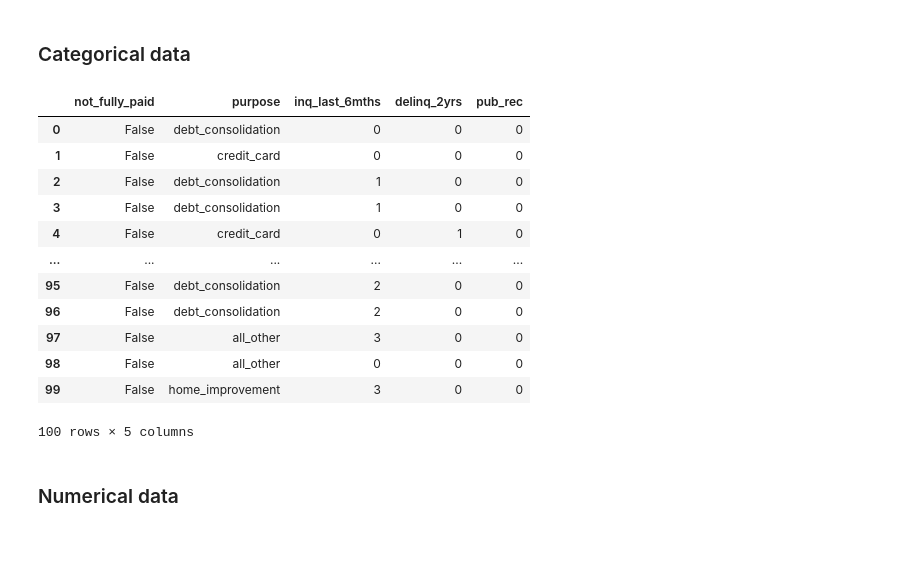
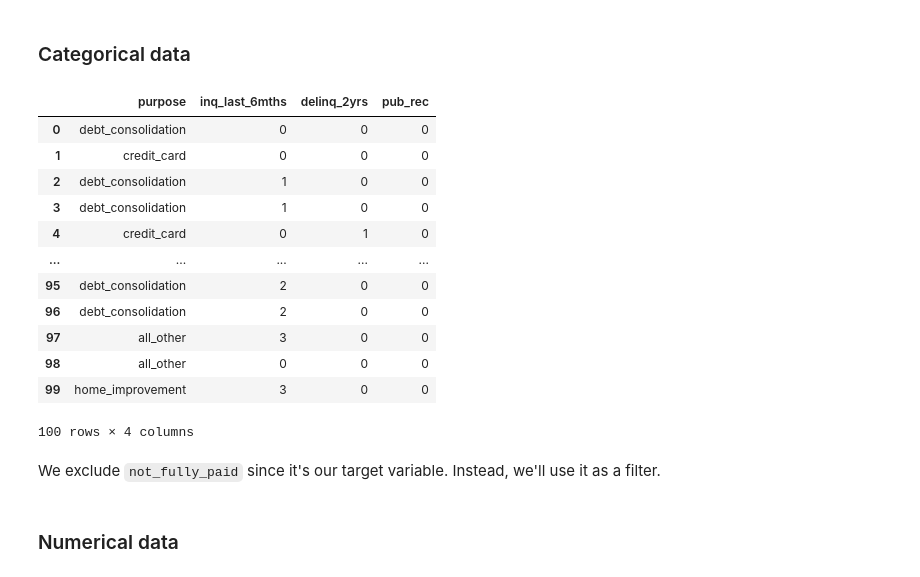
Before and after one commit to krshirkoohi/Loan-Default-Data-Analysis, a Jupyter notebook: LoanDefaultDataAnalysis.ipynb, the cells around one changed output. Drawn from its saved outputs; the diff is of its cells as text; code cells hidden in the pictures; blank space fills up the shorter version.

```diff
--- a/LoanDefaultDataAnalysis.ipynb
+++ b/LoanDefaultDataAnalysis.ipynb
@@ -144,27 +145,28 @@ Unique values: [False  True]
 ### Categorical data
 # %%
 df_cat = pd.DataFrame([
-    df['not_fully_paid'],
     df['purpose'],
     df['inq_last_6mths'].astype("category"),
     df['delinq_2yrs'].astype("category"),
     df['pub_rec'].astype("category")
 ]).T
 df_cat
 # %% [output]
-|  | not_fully_paid | purpose | inq_last_6mths | delinq_2yrs | pub_rec |
-| 0 | False | debt_consolidation | 0 | 0 | 0 |
-| 1 | False | credit_card | 0 | 0 | 0 |
-| 2 | False | debt_consolidation | 1 | 0 | 0 |
-| 3 | False | debt_consolidation | 1 | 0 | 0 |
-| 4 | False | credit_card | 0 | 1 | 0 |
-| ... | ... | ... | ... | ... | ... |
-| 95 | False | debt_consolidation | 2 | 0 | 0 |
-| 96 | False | debt_consolidation | 2 | 0 | 0 |
-| 97 | False | all_other | 3 | 0 | 0 |
-| 98 | False | all_other | 0 | 0 | 0 |
-| 99 | False | home_improvement | 3 | 0 | 0 |
+|  | purpose | inq_last_6mths | delinq_2yrs | pub_rec |
+| 0 | debt_consolidation | 0 | 0 | 0 |
+| 1 | credit_card | 0 | 0 | 0 |
+| 2 | debt_consolidation | 1 | 0 | 0 |
+| 3 | debt_consolidation | 1 | 0 | 0 |
+| 4 | credit_card | 0 | 1 | 0 |
+| ... | ... | ... | ... | ... |
+| 95 | debt_consolidation | 2 | 0 | 0 |
+| 96 | debt_consolidation | 2 | 0 | 0 |
+| 97 | all_other | 3 | 0 | 0 |
+| 98 | all_other | 0 | 0 | 0 |
+| 99 | home_improvement | 3 | 0 | 0 |
-100 rows × 5 columns
+100 rows × 4 columns
+# %% [markdown]
+We exclude `not_fully_paid` since it's our target variable. Instead, we'll use it as a filter.
 # %% [markdown]
 ### Numerical data
 # %%
```
Also changed, not shown: parts of 12 cells of this notebook, 1 other file.
